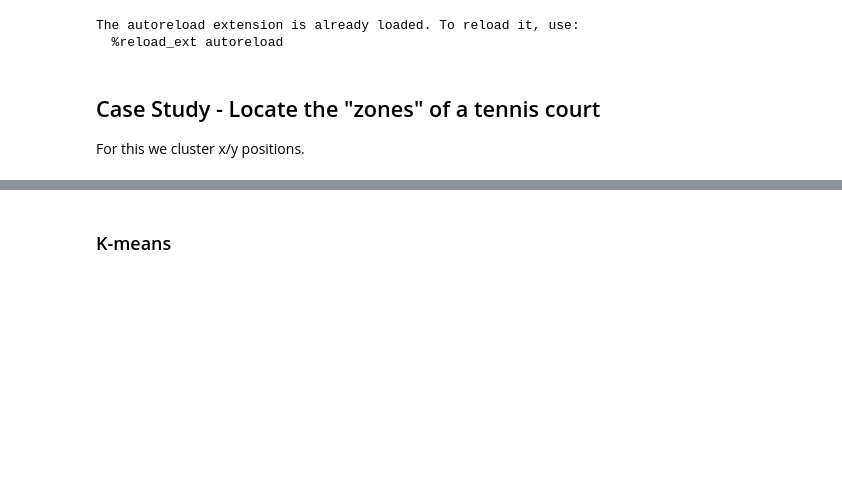
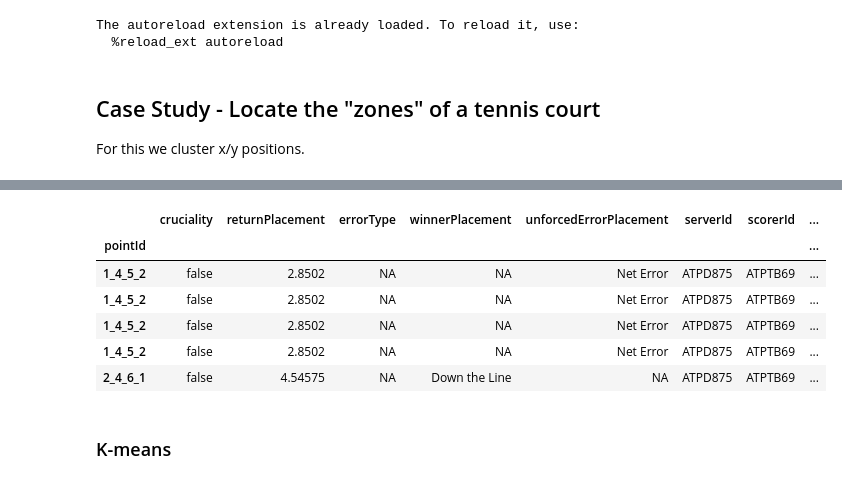
Before and after one commit to wyatt-ai/SportsAnalyticsConcordia, a Jupyter notebook: week-5.ipynb, the cells around one changed output, grey strips where cells are left out. Cells and saved outputs as stored; diff of their text form; code cells hidden in the pictures; blank space fills up the shorter version.

```diff
--- a/week-5.ipynb
+++ b/week-5.ipynb
@@ -44,6 +47,16 @@ points_data = match.points_data
 
 bounces = points_data.copy().loc[ (points_data["position"]=="bounce") & (points_data["pointEndType"]!="Ace") & (points_data["pointEndType"]!="Faulty Serve") ]
 bounces["x"] = bounces["x"].apply(lambda x: norm(x))
+# %%
+bounces.head()
+# %% [output]
+|  | cruciality | returnPlacement | errorType | winnerPlacement | unforcedErrorPlacement | serverId | scorerId | ... |
+| pointId |  |  |  |  |  |  |  | ... |
+| 1_4_5_2 | false | 2.8502 | NA | NA | Net Error | ATPD875 | ATPTB69 | ... |
+| 1_4_5_2 | false | 2.8502 | NA | NA | Net Error | ATPD875 | ATPTB69 | ... |
+| 1_4_5_2 | false | 2.8502 | NA | NA | Net Error | ATPD875 | ATPTB69 | ... |
+| 1_4_5_2 | false | 2.8502 | NA | NA | Net Error | ATPD875 | ATPTB69 | ... |
+| 2_4_6_1 | false | 4.54575 | NA | Down the Line | NA | ATPD875 | ATPTB69 | ... |
 # %%
 x_y_bounces = bounces[["x","y"]].to_numpy()
 # %% [markdown]
```
Also changed, not shown: parts of 6 cells of this notebook, 2 other files.
